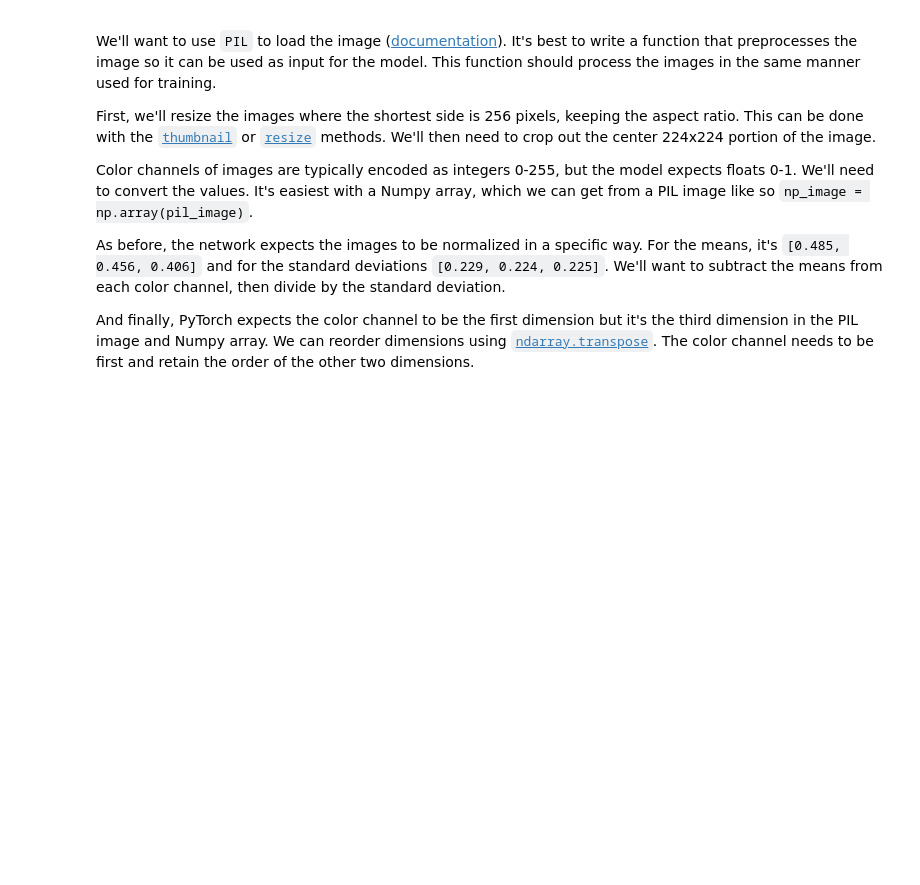
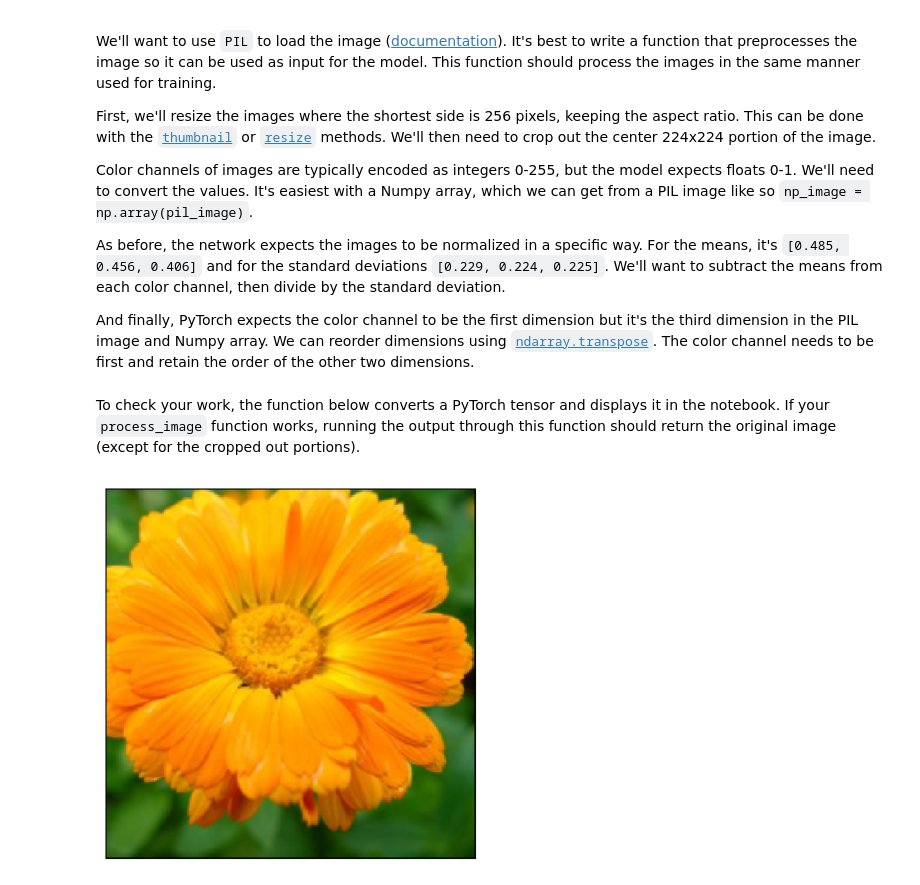
Before and after one commit to DanielPFlorian/Image-Classifier-PyTorch, a Jupyter notebook: Image_Classifier_Pytorch_Demo.ipynb, the cells around one changed output. Drawn from its saved outputs; the diff is of its cells as text; code cells hidden in the pictures; blank space fills up the shorter version.

Commit message:
Make sure process_image function works as expected

```diff
--- a/Image_Classifier_Pytorch_Demo.ipynb
+++ b/Image_Classifier_Pytorch_Demo.ipynb
@@ -480,3 +480,38 @@ def process_image(image):
     np_image = np_image.transpose((2, 0, 1))
 
     return np_image
+# %% [markdown]
+To check your work, the function below converts a PyTorch tensor and displays it in the notebook. If your `process_image` function works, running the output through this function should return the original image (except for the cropped out portions).
+# %%
+def imshow(image, ax=None, title=None):
+    """Imshow for Tensor."""
+
+    if ax is None:
+        fig, ax = plt.subplots()
+
+    # PyTorch tensors assume the color channel is the first dimension
+    # but matplotlib assumes its the third dimension
+    image = image.transpose((1, 2, 0))
+
+    # Undo preprocessing
+    mean = np.array([0.485, 0.456, 0.406])
+    std = np.array([0.229, 0.224, 0.225])
+    image = std * image + mean
+
+    # Image needs to be clipped between 0 and 1 or it looks like noise when displayed
+    image = np.clip(image, 0, 1)
+
+    if title:
+        ax.set_title(title)
+
+    ax.tick_params(bottom=False, labelbottom=False, left=False, labelleft=False)
+
+    ax.patch.set_edgecolor('black')
+    ax.patch.set_linewidth(1)
+
+    ax.imshow(image)
+# %%
+image = process_image('assets/test_image.jpg') # Load image
+imshow(image) # Show image
+# %% [output]
+[figure, added]
```
Also changed, not shown: 1 other file.
